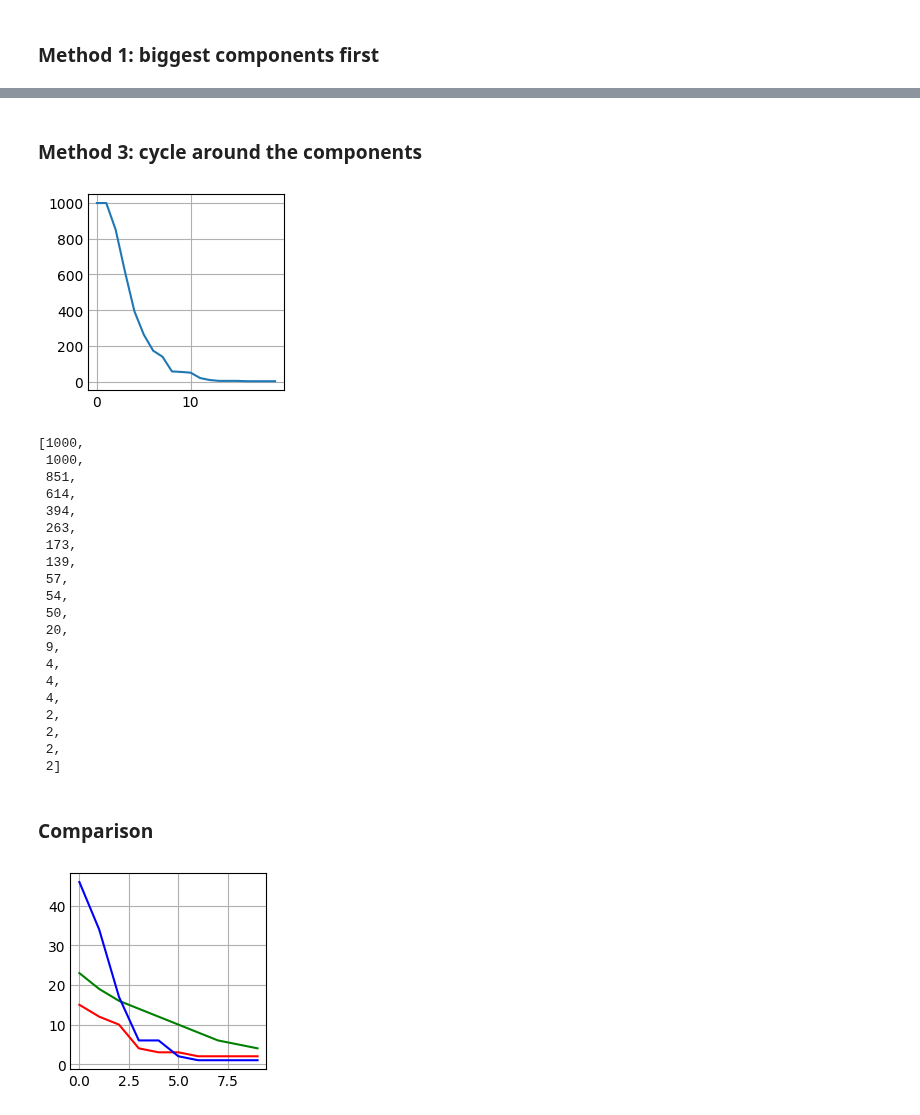
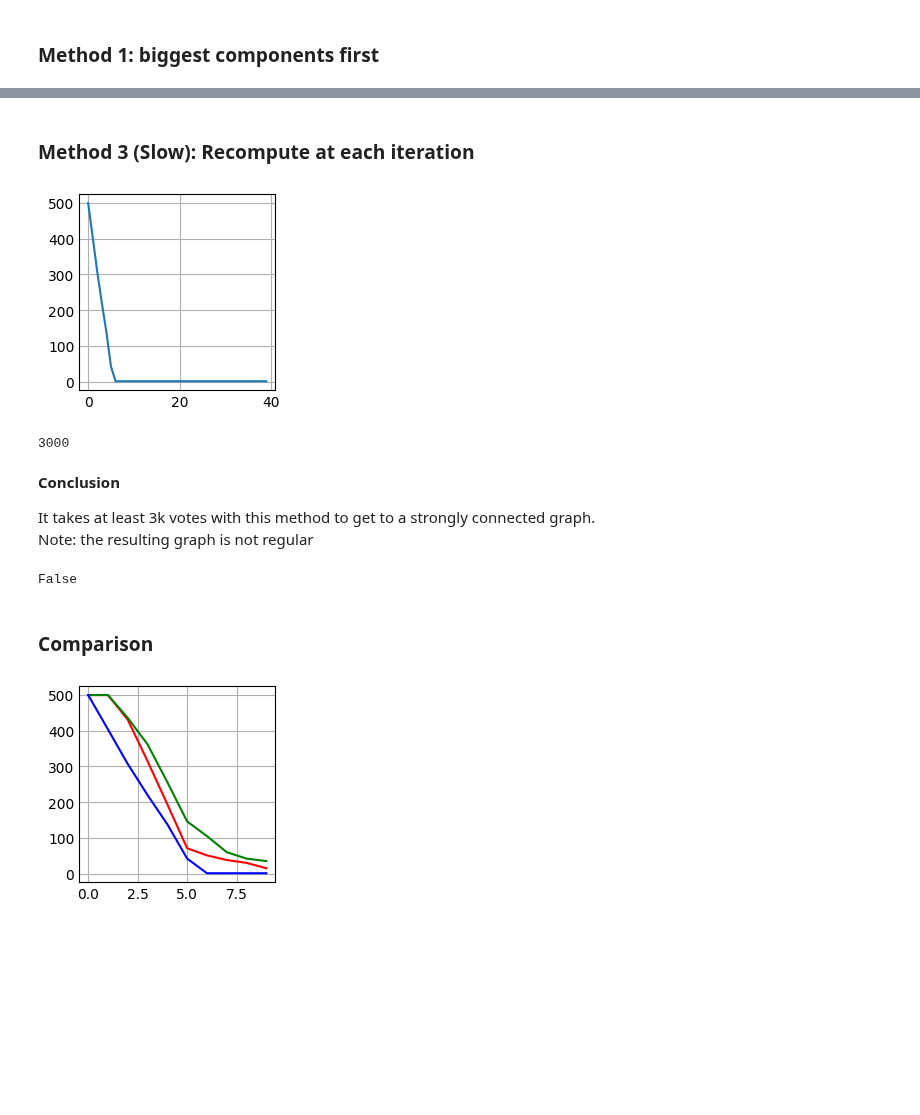
Before and after one commit to fcrozatier/voting-systems-benchmark, a Jupyter notebook: src/connected_components.ipynb, the cells around one changed output, grey strips where cells are left out. Drawn from its saved outputs; the diff is of its cells as text; code cells hidden in the pictures; blank space fills up the shorter version.

```diff
--- a/src/connected_components.ipynb
+++ b/src/connected_components.ipynb
@@ -14,7 +14,7 @@ plt.style.use('_mpl-gallery')
 # %% [markdown]
 ### Method 1: biggest components first
 # %%
-vote1 = BradleyTerry(CCBiggest(1000), 20000, rematch=5, p=0.9)
+vote1 = BradleyTerry(500, 20000, CCBiggest, rematch=1, p=0.9)
 # %%
 plt.plot(vote1.comparisons._nb_components_memo)
 plt.show()
@@ -53,2 +33,2 @@ The decrease speed is the fastest during the first 7k vote
 # %%
-vote2 = BradleyTerry(CCSlow(1000), 20000, rematch=5, p=0.9)
+vote2 = BradleyTerry(500, 20000, CCZip, rematch=1, p=0.9)
@@ -85,41 +44,31 @@ vote2.comparisons._nb_components_memo
-# %% [markdown]
-### Method 3: cycle around the components
+# %% [markdown]
+### Method 3 (Slow): Recompute at each iteration
 # %%
-vote3 = BradleyTerry(CCZip(1000), 20000, rematch=5, p=0.9)
+vote3 = BradleyTerry(500, 20000, CCSlow, rematch=1, p=0.9)
 # %%
 plt.plot(vote3.comparisons._nb_components_memo)
 plt.show()
 # %% [output]
-[figure, old version]
+[figure, new version]
 # %%
-vote3.comparisons._nb_components_memo
+vote3.comparisons._nb_components_memo.index(1) * 500
 # %% [output]
-[1000,
- 1000,
- 851,
- 614,
- 394,
- 263,
- 173,
- 139,
- 57,
- 54,
- 50,
- 20,
- 9,
- 4,
- 4,
- 4,
- 2,
- 2,
- 2,
- 2]
+3000
+# %% [markdown]
+**Conclusion**
+
+It takes at least 3k votes with this method to get to a strongly connected graph.<br>
+Note: the resulting graph is not regular
+# %%
+nx.is_regular(vote3.comparisons.graph)
+# %% [output]
+False
 # %% [markdown]
 ### Comparison
 # %%
-plt.plot(vote1.comparisons._nb_components_memo[-10:], 'r')
-plt.plot(vote2.comparisons._nb_components_memo[-10:], 'g')
-plt.plot(vote3.comparisons._nb_components_memo[-10:], 'b')
+plt.plot(vote1.comparisons._nb_components_memo[:10], 'r')
+plt.plot(vote2.comparisons._nb_components_memo[:10], 'g')
+plt.plot(vote3.comparisons._nb_components_memo[:10], 'b')
 plt.show()
 # %% [output]
-[figure, old version]
+[figure, new version]
```
Also changed, not shown: parts of 8 cells of this notebook, 1 other file.
